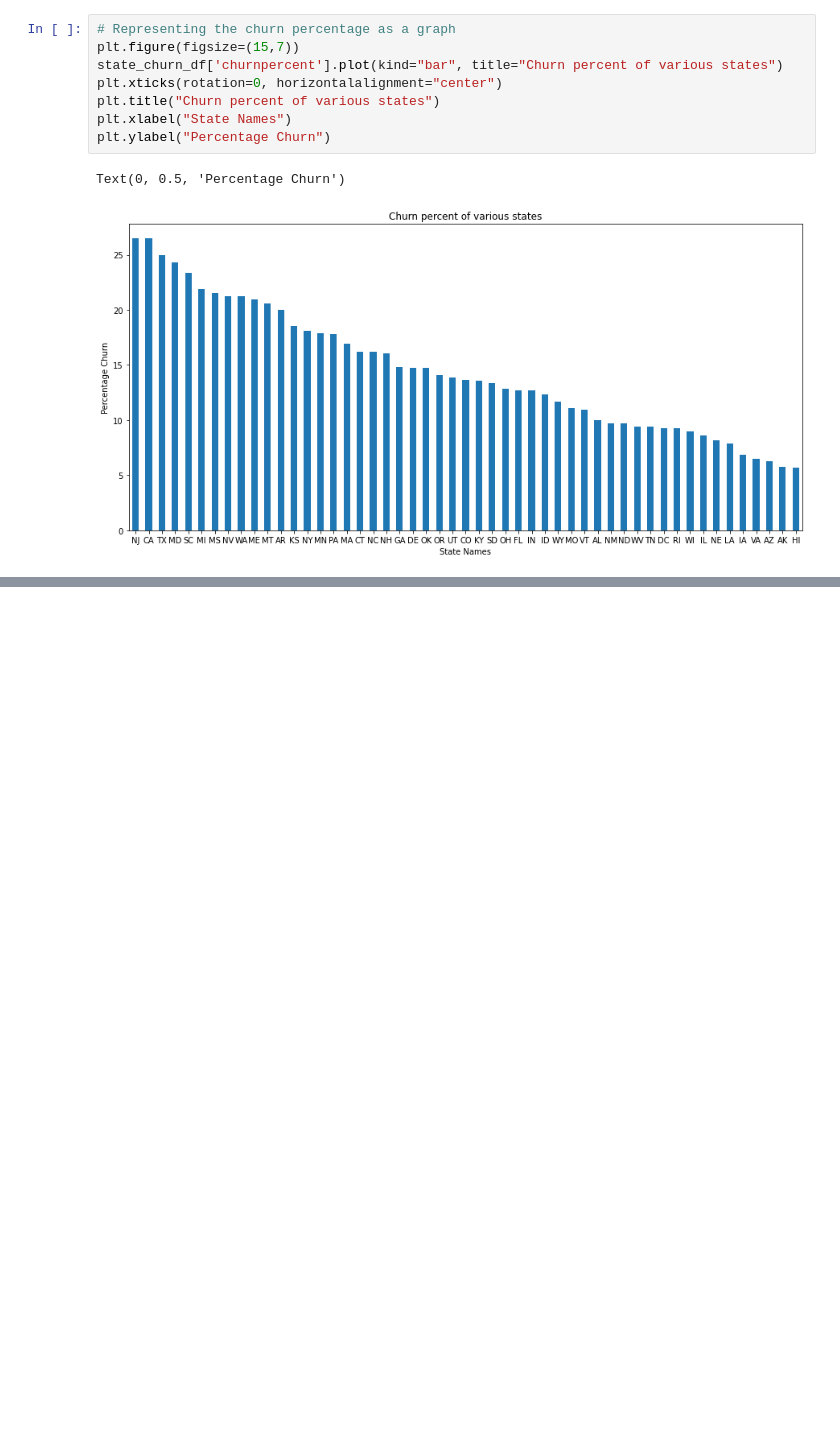
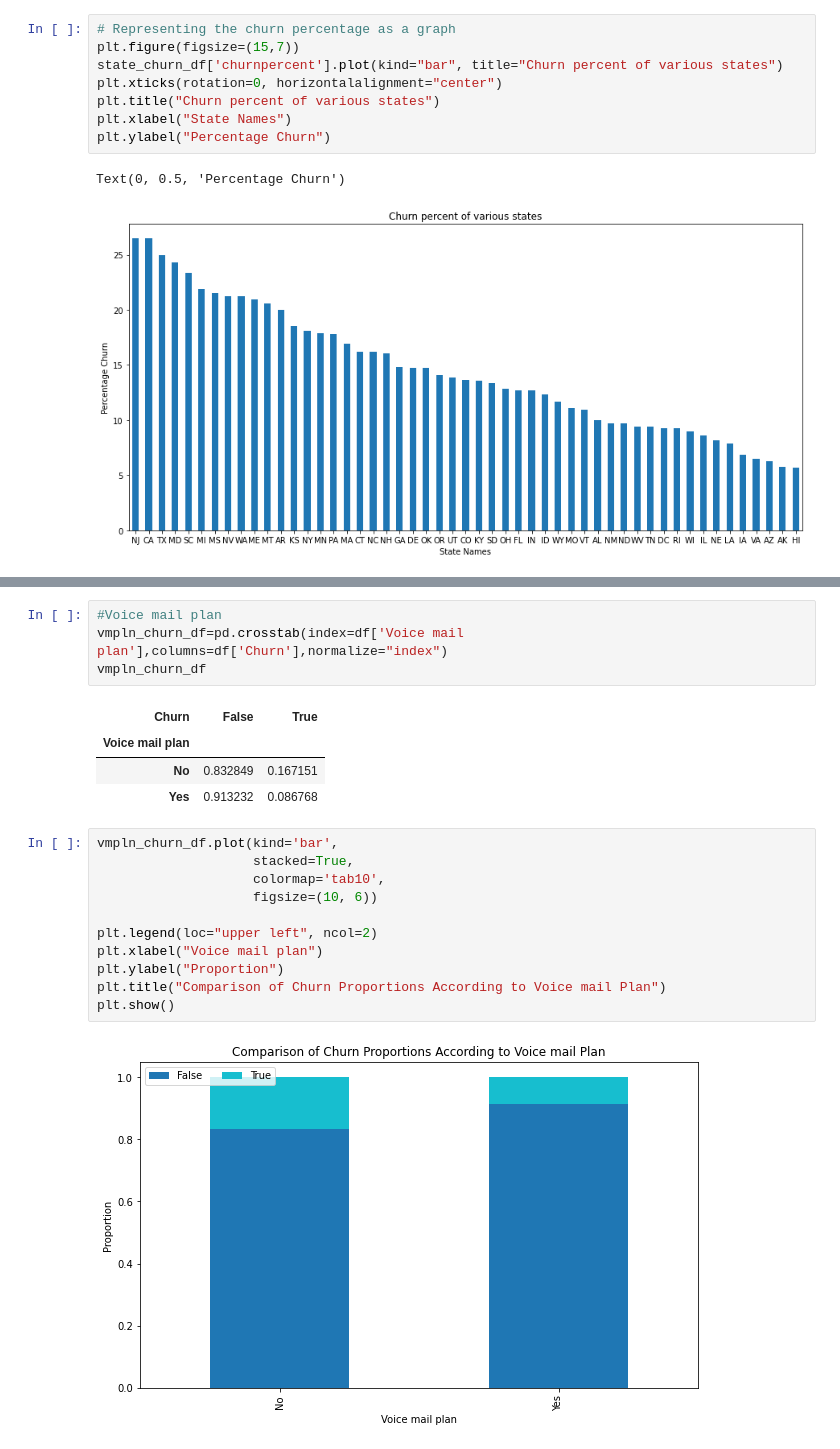
Before and after one commit to ShubhamCDgithub/Telecom-Churn-Analysis, a Jupyter notebook: Telecom_Churn_Analysis_Capstone_Project.ipynb, the cells around one changed output, grey strips where cells are left out. Cells and saved outputs as stored; diff of their text form; blank space fills up the shorter version.

```diff
--- a/Telecom_Churn_Analysis_Capstone_Project.ipynb
+++ b/Telecom_Churn_Analysis_Capstone_Project.ipynb
@@ -343,0 +406,22 @@ Text(0, 0.5, 'Percentage Churn')
+# %%
+#Voice mail plan
+vmpln_churn_df=pd.crosstab(index=df['Voice mail plan'],columns=df['Churn'],normalize="index")
+vmpln_churn_df
+# %% [output]
+| Churn | False | True |
+| Voice mail plan |  |  |
+| No | 0.832849 | 0.167151 |
+| Yes | 0.913232 | 0.086768 |
+# %%
+vmpln_churn_df.plot(kind='bar',
+                    stacked=True,
+                    colormap='tab10',
+                    figsize=(10, 6))
+
+plt.legend(loc="upper left", ncol=2)
+plt.xlabel("Voice mail plan")
+plt.ylabel("Proportion")
+plt.title("Comparison of Churn Proportions According to Voice mail Plan")
+plt.show()
+# %% [output]
+[figure, added]
```
Also changed, not shown: parts of 20 cells of this notebook.
